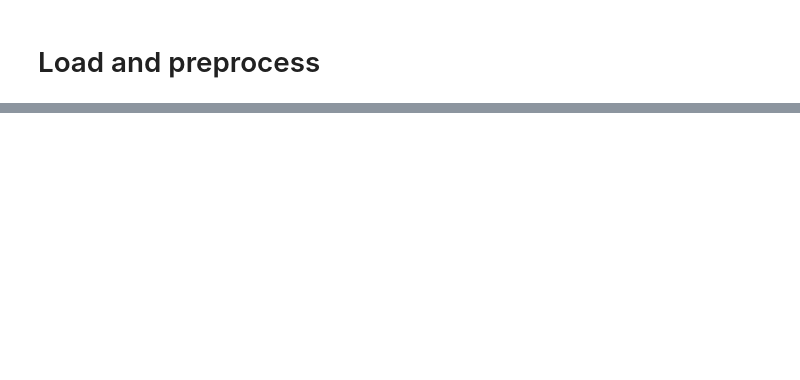
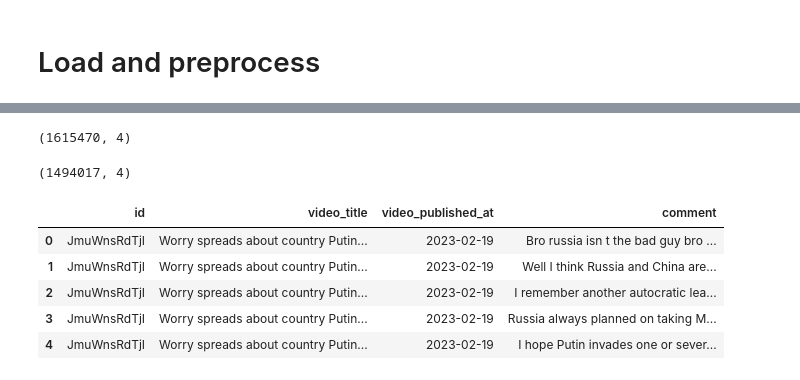
Before and after one commit to AI-team-ucu/American_Perception, a Jupyter notebook: load_comments_and_preprocess.ipynb, the cells around one changed output, grey strips where cells are left out. Drawn from its saved outputs; the diff is of its cells as text; code cells hidden in the pictures; blank space fills up the shorter version.

```diff
--- a/load_comments_and_preprocess.ipynb
+++ b/load_comments_and_preprocess.ipynb
@@ -146,15 +198,12 @@ for vid in tqdm(video_ids):
     comment_items = get_all_comments(vid)
 
     for c in comment_items:
-        comment = c["text"]
-
-        cleaned = clean_text(comment)
-        # lemma = lemmatize(cleaned)
+        raw_comment = c["text"]
+        comment = truncate_for_prompt(raw_comment)
 
         rows.append({
             "id": vid,
             "video_title": title,
-            "video_published_at": normalize_date(video_published_at),
-            "comment": cleaned,
-            # "lemma_comment": lemma
+            "video_published_at": video_published_at,
+            "comment": comment,
         })
@@ -180,0 +223,9 @@ df.shape
+# %%
+def normalize_date(date_str):
+    if date_str is None:
+        return "UNKNOWN"
+    try:
+        dt = datetime.fromisoformat(date_str.replace("Z", "+00:00"))
+        return dt.date().isoformat()
+    except:
+        return "UNKNOWN"
@@ -180,0 +240,4 @@ df.shape
+# %%
+# df = pd.concat([df1, df2], ignore_index=True)
+df = df.sort_values("video_published_at", ascending=True).reset_index(drop=True)
+df['video_published_at'] = df['video_published_at'].apply(lambda x: normalize_date(x))
@@ -180,0 +253,27 @@ df.shape
+# %%
+df.shape
+# %% [output]
+(1615470, 4)
+# %%
+df = df[df['video_published_at'] != 'UNKNOWN']
+df = df[df['video_title'] != 'UNKNOWN TITLE']
+df = df[df['video_published_at'].notna()]
+df = df[df['video_title'].notna()]
+df = df[df['comment'].notna()]
+df = df[df['comment'].str.strip() != '']
+
+df = df.drop_duplicates(subset=['comment']).reset_index(drop=True)
+# %%
+df.shape
+# %% [output]
+(1494017, 4)
+# %%
+df.reset_index(drop=True, inplace=True)
+df.head()
+# %% [output]
+|  | id | video_title | video_published_at | comment |
+| 0 | JmuWnsRdTjI | Worry spreads about country Putin... | 2023-02-19 | Bro russia isn t the bad guy bro ... |
+| 1 | JmuWnsRdTjI | Worry spreads about country Putin... | 2023-02-19 | Well I think Russia and China are... |
+| 2 | JmuWnsRdTjI | Worry spreads about country Putin... | 2023-02-19 | I remember another autocratic lea... |
+| 3 | JmuWnsRdTjI | Worry spreads about country Putin... | 2023-02-19 | Russia always planned on taking M... |
+| 4 | JmuWnsRdTjI | Worry spreads about country Putin... | 2023-02-19 | I hope Putin invades one or sever... |
```
Also changed, not shown: parts of 27 cells of this notebook, 12 other files.
